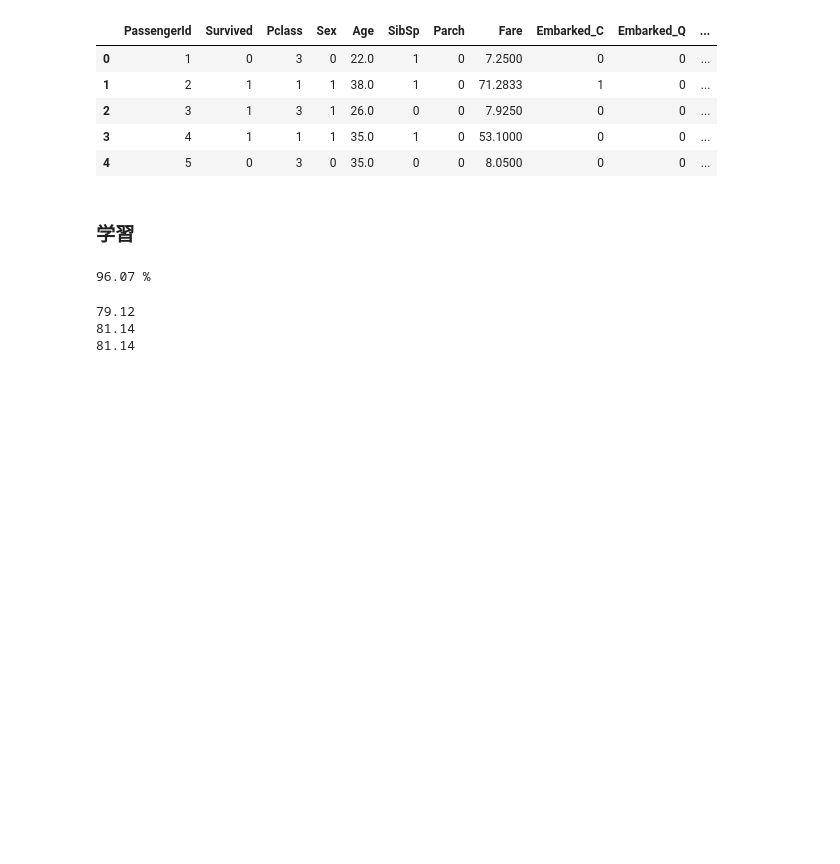
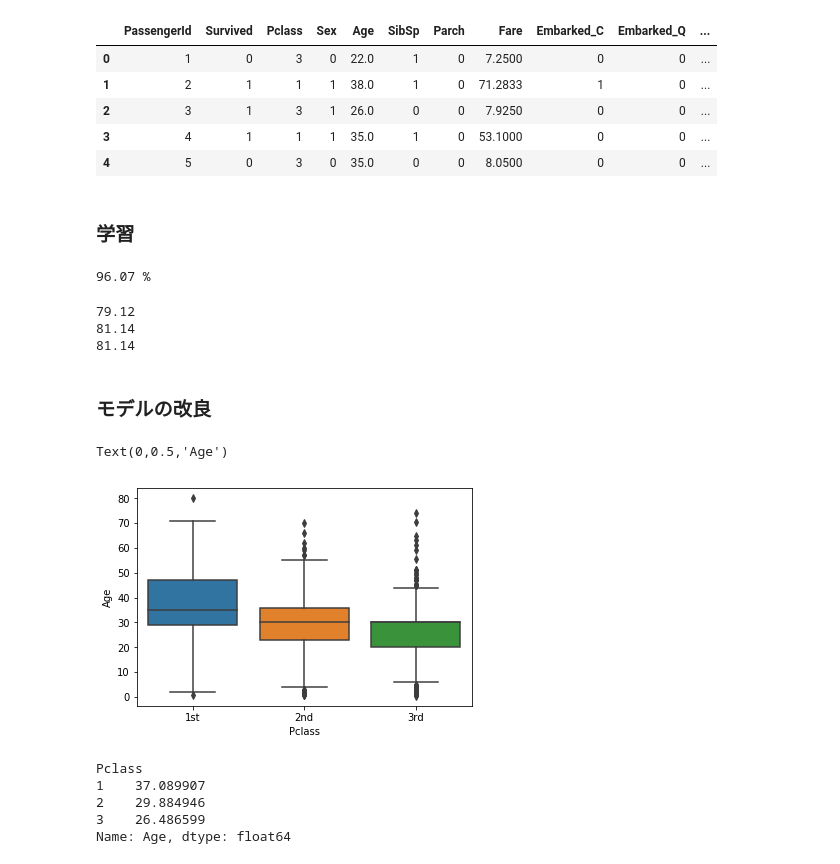
Before and after one commit to aki-06/Titanic, a Jupyter notebook: titanic.ipynb, the cells around one changed output. Drawn from its saved outputs; the diff is of its cells as text; code cells hidden in the pictures; blank space fills up the shorter version.

```diff
--- a/titanic.ipynb
+++ b/titanic.ipynb
@@ -661,0 +667,18 @@ forest.fit(X_train, Y_train)  Y_prediction  = forest.predict(X_test) submission
+# %% [markdown]
+### モデルの改良
+# %%
+sns.boxplot(x='Pclass', y='Age', data=df_train)
+plt.xticks([0, 1, 2], ['1st', '2nd', '3rd'])
+plt.xlabel('Pclass')
+plt.ylabel('Age')
+# %% [output]
+Text(0,0.5,'Age')
+[figure, added]
+# %%
+df_train.groupby('Pclass').mean()['Age']
+# %% [output]
+Pclass
+1    37.089907
+2    29.884946
+3    26.486599
+Name: Age, dtype: float64
```
Also changed, not shown: parts of 5 cells of this notebook.
